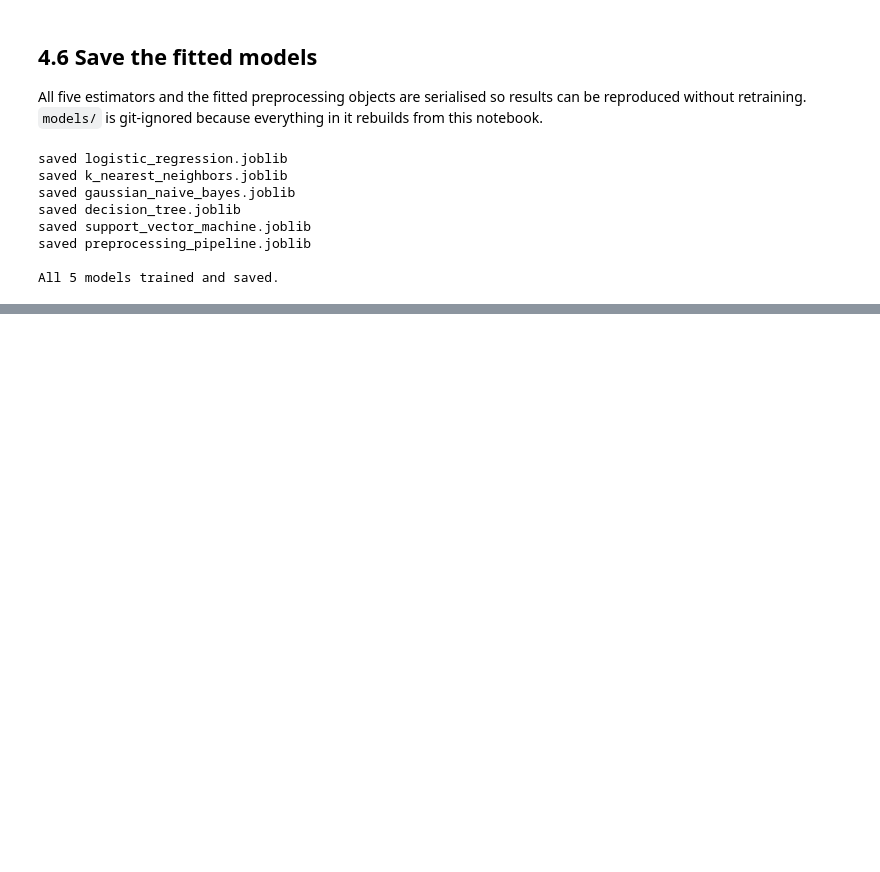
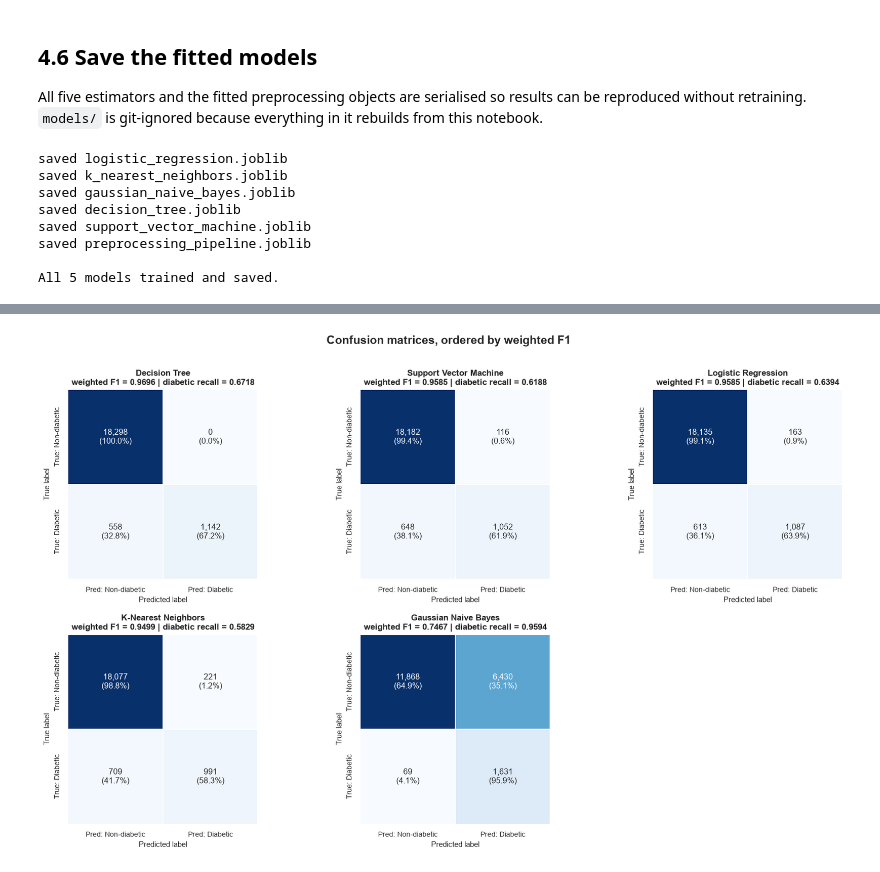
Before and after one commit to renexaan/glucotrack, a Jupyter notebook: notebooks/classification.ipynb, the cells around one changed output, grey strips where cells are left out. Drawn from its saved outputs; the diff is of its cells as text; code cells hidden in the pictures; blank space fills up the shorter version.

Commit message:
feat: evaluate models with metrics, confusion matrices and ROC-AUC

```diff
--- a/notebooks/classification.ipynb
+++ b/notebooks/classification.ipynb
@@ -1566,0 +1698,37 @@ All 5 models trained and saved.
+# %%
+ordered = comparison["Model"].tolist()   # best first
+ncols = 3
+nrows = int(np.ceil(len(conf_mats) / ncols))
+fig, axes = plt.subplots(nrows, ncols, figsize=(5.4 * ncols, 4.7 * nrows))
+axes = np.atleast_1d(axes).ravel()
+
+for ax, name in zip(axes, ordered):
+    cm = conf_mats[name]
+    # row-normalise so each cell shows its share of the true class
+    cm_pct = cm / cm.sum(axis=1, keepdims=True) * 100
+    labels = np.array([[f"{cm[i, j]:,}\n({cm_pct[i, j]:.1f}%)"
+                        for j in range(cm.shape[1])] for i in range(cm.shape[0])])
+
+    sns.heatmap(cm, annot=labels, fmt="", cmap="Blues", cbar=False,
+                square=True, linewidths=1.2, linecolor="white",
+                annot_kws={"fontsize": 10.5}, ax=ax,
+                xticklabels=["Pred: Non-diabetic", "Pred: Diabetic"],
+                yticklabels=["True: Non-diabetic", "True: Diabetic"])
+
+    f1w = comparison.loc[comparison["Model"] == name, "F1 (weighted)"].iat[0]
+    rec = comparison.loc[comparison["Model"] == name, "Recall (diabetic)"].iat[0]
+    ax.set_title(f"{name}\nweighted F1 = {f1w:.4f} | diabetic recall = {rec:.4f}",
+                 fontsize=11, fontweight="bold")
+    ax.set_xlabel("Predicted label")
+    ax.set_ylabel("True label")
+    ax.tick_params(axis="both", labelsize=9)
+
+for ax in axes[len(conf_mats):]:
+    ax.set_visible(False)
+
+fig.suptitle("Confusion matrices, ordered by weighted F1",
+             fontsize=15, fontweight="bold", y=1.005)
+plt.tight_layout()
+plt.show()
+# %% [output]
+[figure, added]
```
Also changed, not shown: parts of 18 cells of this notebook.
